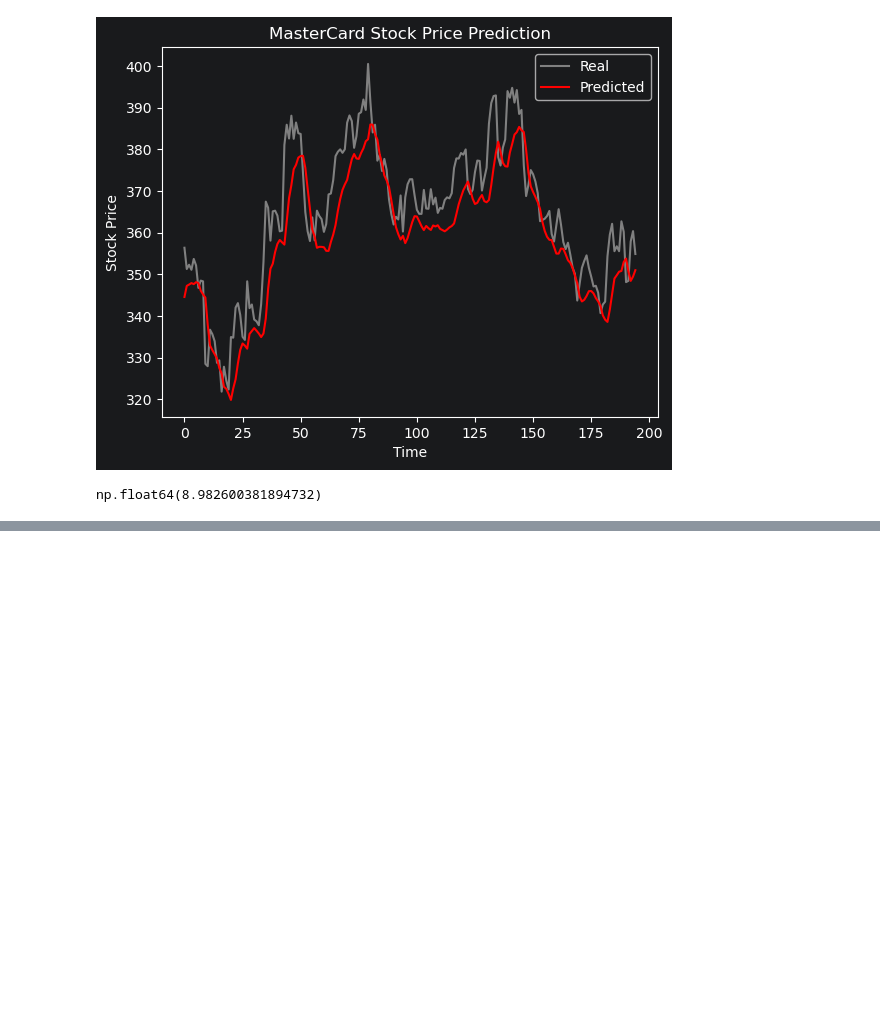
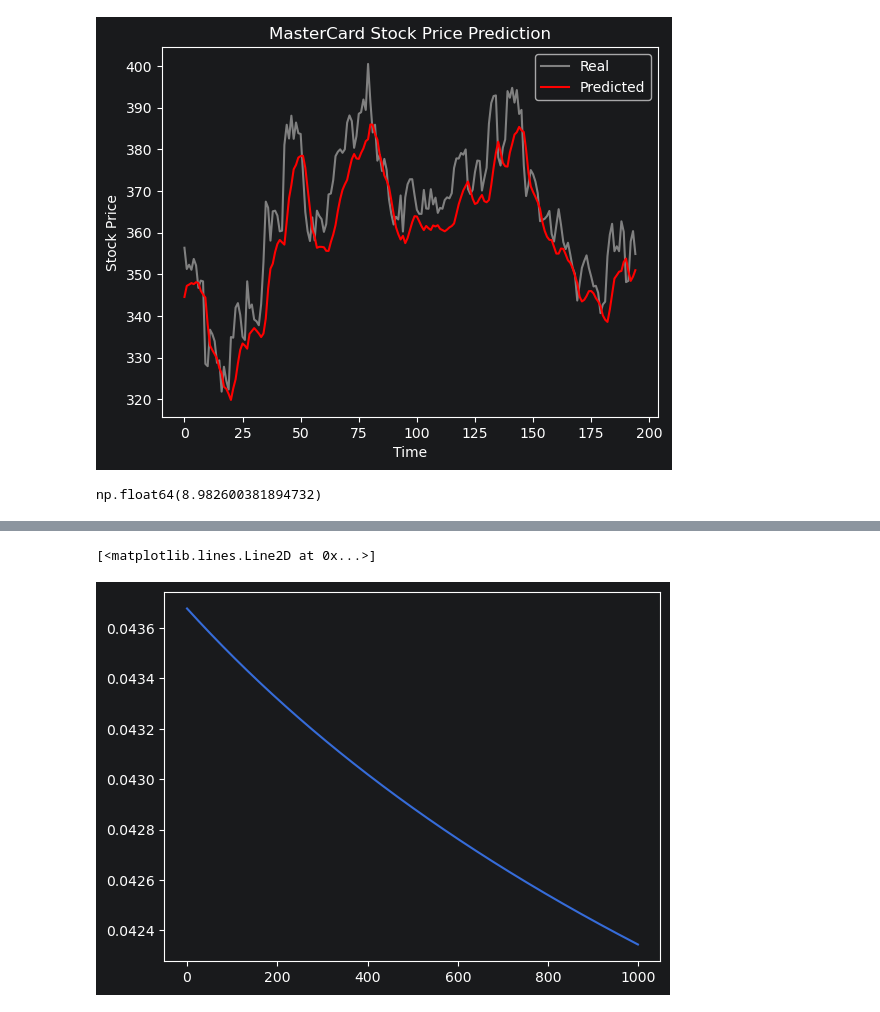
Before and after one commit to namal1230/DeepLearning-and-NeuralNetwork, a Jupyter notebook: DeepLearning-and-NeuralNetwork.ipynb, the cells around one changed output, grey strips where cells are left out. Saved outputs shown, nothing was run; the diff lists cells and outputs as text; code cells hidden in the pictures; blank space fills up the shorter version.

```diff
--- a/DeepLearning-and-NeuralNetwork.ipynb
+++ b/DeepLearning-and-NeuralNetwork.ipynb
@@ -467,0 +497,5 @@ np.float64(8.982600381894732)
+# %%
+y_train_categorical = keras.utils.to_categorical(y_train,num_classes=10)
+y_test_categorical=keras.utils.to_categorical(y_test,num_classes=10)
+print(y_train_categorical.shape)
+print(y_test_categorical.shape)
@@ -467,0 +505,29 @@ np.float64(8.982600381894732)
+# %%
+w = np.zeros((784,10))
+b = np.zeros((1,10))
+# %%
+learning_rate = 0.001
+mse_list=[]
+epochs_list=[]
+accuracy_list=[]
+epochs = 1000
+# %%
+for i in range(epochs):
+    y_pred =np.dot(x_train_flatten,w) + b
+    error = y_train_categorical - y_pred
+
+    grad_w = -2 * (np.dot(x_train_flatten.T,error)/len(x_train_flatten))
+    grad_b = -2 * np.mean(error,axis=0,keepdims=True)
+
+    w = w - learning_rate * grad_w
+    b = b - learning_rate * grad_b
+
+    predicted_labels = np.argmax(y_pred, axis=1)
+    actual_labels = np.argmax(y_train_categorical, axis=1)
+
+    accuracy = np.mean(predicted_labels == actual_labels) * 100
+    accuracy_list.append(accuracy)
+
+    mse_list.append(np.mean(np.square(error)))
+    epochs_list.append(i)
+    print(accuracy)
@@ -467,0 +552,5 @@ np.float64(8.982600381894732)
+# %%
+plt.plot(epochs_list,mse_list,label="MSE")
+# %% [output]
+[<matplotlib.lines.Line2D at 0x...>]
+[figure, added]
```
Also changed, not shown: parts of 19 cells of this notebook.
